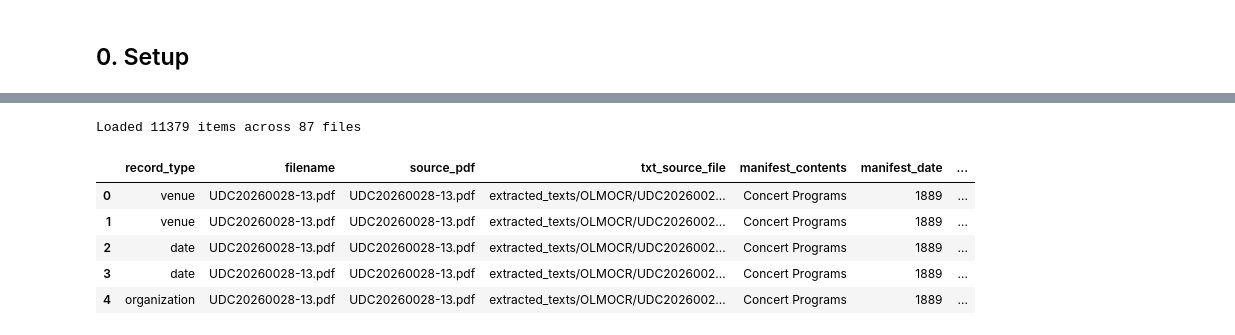
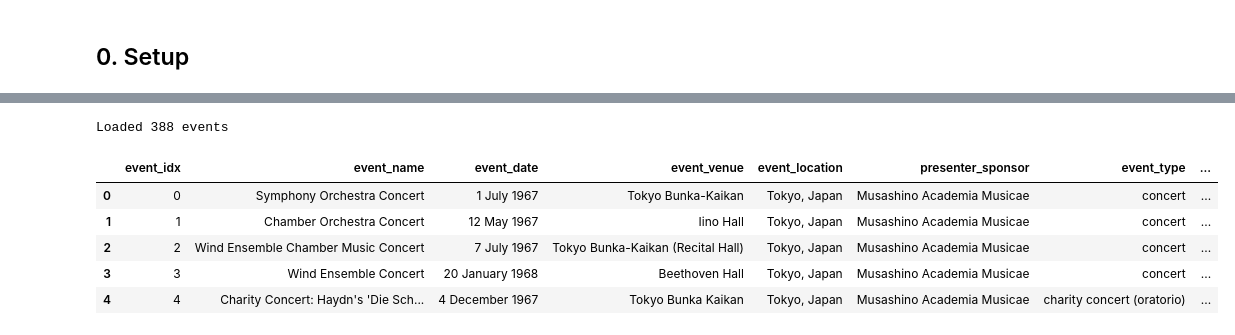
Before and after one commit to RichardFreedman/Summer2026, a Jupyter notebook: Melbourne_Rare_Concert/RareBooks_PatternAnalysis.ipynb, the cells around one changed output, grey strips where cells are left out. Drawn from its saved outputs; the diff is of its cells as text; code cells hidden in the pictures.

```diff
--- a/Melbourne_Rare_Concert/RareBooks_PatternAnalysis.ipynb
+++ b/Melbourne_Rare_Concert/RareBooks_PatternAnalysis.ipynb
@@ -41,30 +28,42 @@ data_dir = Path("Structured Data")
 # %%
-with open(data_dir / "concert_program_items.json", encoding="utf-8") as f:
-    items = json.load(f)
+with open(data_dir / "concert_programs_events.json", encoding="utf-8") as f:
+    events = json.load(f)["events"]
 
-items_df = pd.DataFrame(items)
-print(f"Loaded {len(items_df)} items across {items_df['filename'].nunique()} files")
+print(f"Loaded {len(events)} events")
+
+events_df = pd.DataFrame([
+    {
+        "event_idx": i,
+        "event_name": e.get("event_name"),
+        "event_date": e.get("event_date"),
+        "event_venue": e.get("event_venue"),
+        "event_location": e.get("event_location"),
+        "presenter_sponsor": e.get("presenter_sponsor"),
+        "event_type": e.get("event_type"),
+        "source_file": e.get("_source_file"),
+    }
+    for i, e in enumerate(events)
+])
 
 YEAR_RE = re.compile(r"(1[5-9]\d{2}|20\d{2})")
 
 def extract_year(date_text):
-    """Pull the first plausible 4-digit year out of a free-form date string (handles season
-    ranges like '1967-68' and values like 'Unknown')."""
+    """Pull the first plausible 4-digit year out of a free-form date string."""
     if not date_text:
         return None
-    m = YEAR_RE.search(str(date_text))
+    m = YEAR_RE.search(date_text)
     return int(m.group(1)) if m else None
 
-items_df["year"] = items_df["manifest_date"].apply(extract_year)
-items_df.head()
+events_df["event_year"] = events_df["event_date"].apply(extract_year)
+events_df.head()
 # %% [output]
-Loaded 11379 items across 87 files
+Loaded 388 events
-|  | record_type | filename | source_pdf | txt_source_file | manifest_contents | manifest_date | ... |
-| 0 | venue | UDC20260028-13.pdf | UDC20260028-13.pdf | extracted_texts/OLMOCR/UDC2026002... | Concert Programs | 1889 | ... |
-| 1 | venue | UDC20260028-13.pdf | UDC20260028-13.pdf | extracted_texts/OLMOCR/UDC2026002... | Concert Programs | 1889 | ... |
-| 2 | date | UDC20260028-13.pdf | UDC20260028-13.pdf | extracted_texts/OLMOCR/UDC2026002... | Concert Programs | 1889 | ... |
-| 3 | date | UDC20260028-13.pdf | UDC20260028-13.pdf | extracted_texts/OLMOCR/UDC2026002... | Concert Programs | 1889 | ... |
-| 4 | organization | UDC20260028-13.pdf | UDC20260028-13.pdf | extracted_texts/OLMOCR/UDC2026002... | Concert Programs | 1889 | ... |
+|  | event_idx | event_name | event_date | event_venue | event_location | presenter_sponsor | event_type | ... |
+| 0 | 0 | Symphony Orchestra Concert | 1 July 1967 | Tokyo Bunka-Kaikan | Tokyo, Japan | Musashino Academia Musicae | concert | ... |
+| 1 | 1 | Chamber Orchestra Concert | 12 May 1967 | Iino Hall | Tokyo, Japan | Musashino Academia Musicae | concert | ... |
+| 2 | 2 | Wind Ensemble Chamber Music Concert | 7 July 1967 | Tokyo Bunka-Kaikan (Recital Hall) | Tokyo, Japan | Musashino Academia Musicae | concert | ... |
+| 3 | 3 | Wind Ensemble Concert | 20 January 1968 | Beethoven Hall | Tokyo, Japan | Musashino Academia Musicae | concert | ... |
+| 4 | 4 | Charity Concert: Haydn's 'Die Sch... | 4 December 1967 | Tokyo Bunka Kaikan | Tokyo, Japan | Musashino Academia Musicae | charity concert (oratorio) | ... |
 # %%
 HONORIFIC_RE = re.compile(
     r"^(Dr|Mr|Mrs|Ms|Miss|Herr|Frau|Fräulein|Madame|Mme|Prof|Professor)\.?\s+",
```
Also changed, not shown: parts of 23 cells of this notebook, 1 other file.
